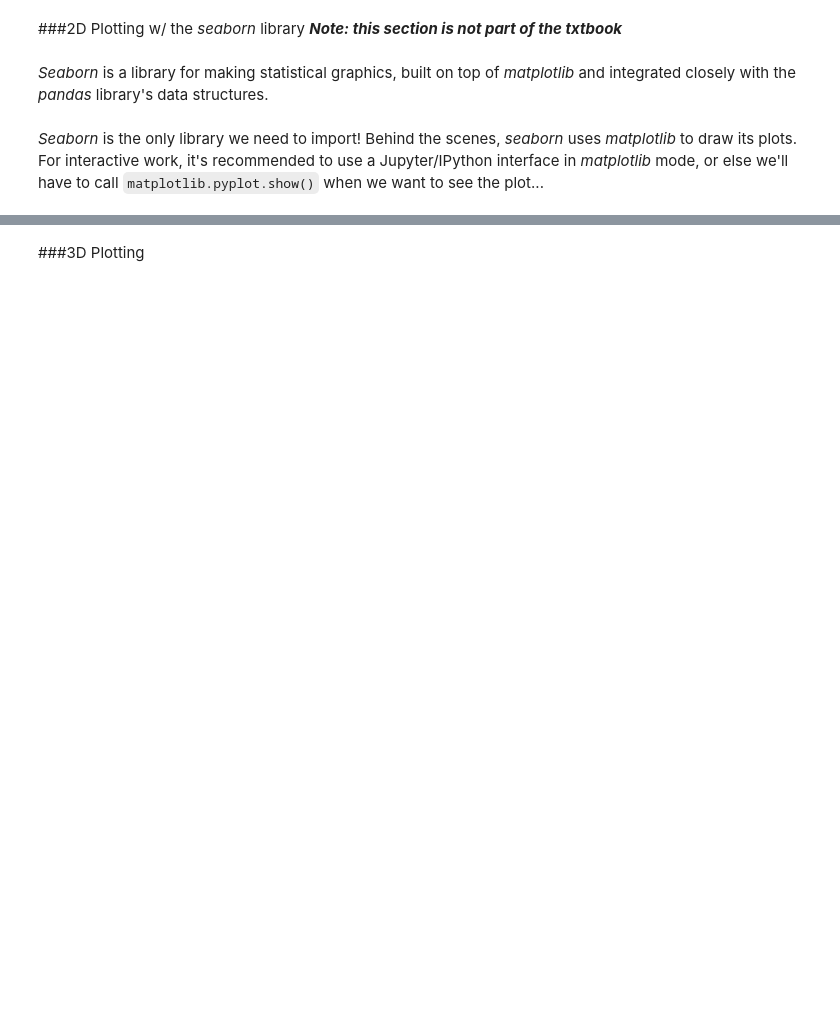
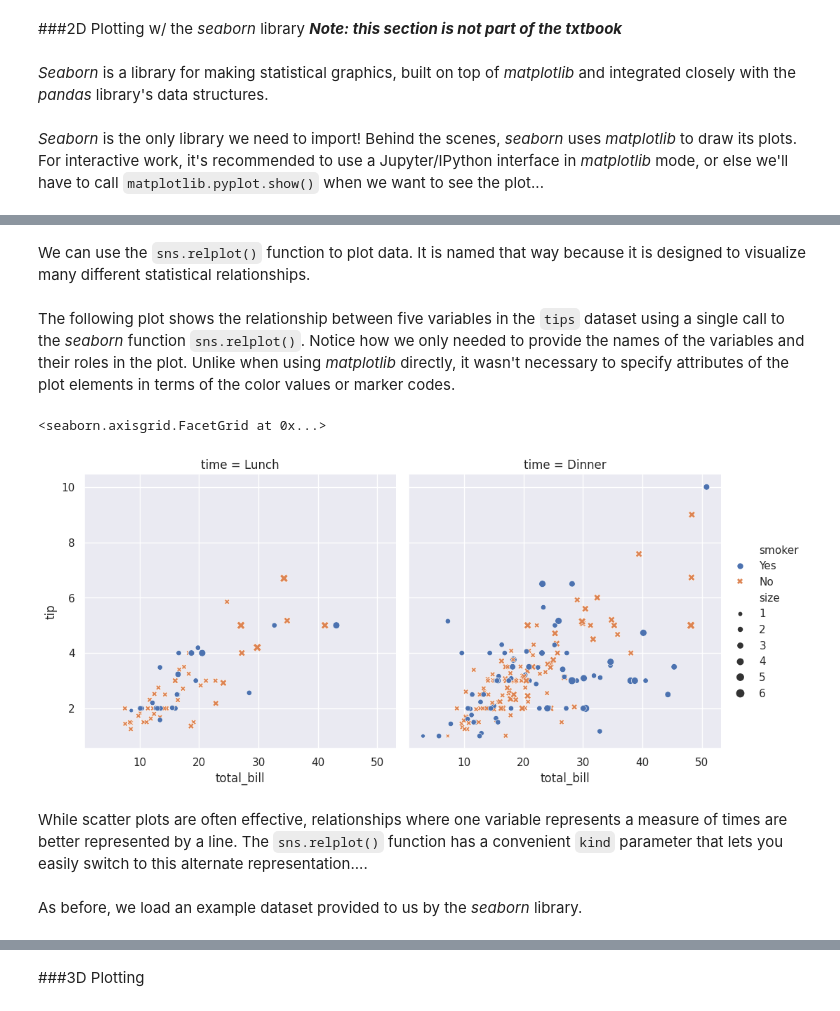
Before and after one commit to taadith/python-projects, a Jupyter notebook: intro-stat-learning/labs/ISLP_Lab_Ch_02.ipynb, the cells around one changed output, grey strips where cells are left out. Drawn from its saved outputs; the diff is of its cells as text; code cells hidden in the pictures; blank space fills up the shorter version.

Commit message:
added more seaborn library plotting info

````diff
--- a/intro-stat-learning/labs/ISLP_Lab_Ch_02.ipynb
+++ b/intro-stat-learning/labs/ISLP_Lab_Ch_02.ipynb
@@ -345,2 +345,4 @@ We can choose how the matplotlib plots look. In this case, we will apply the def
+# %%
+sns.set_theme?
 # %%
 sns.set_theme()
@@ -346,0 +355,3 @@ sns.set_theme()
+# %%
+tips = sns.load_dataset("tips")
+tips.head()
@@ -346,0 +365,2 @@ sns.set_theme()
+# %% [markdown]
+We can use the ```sns.relplot()``` function to plot data. It is named that way because it is designed to visualize many different statistical relationships.
@@ -346,0 +369,14 @@ sns.set_theme()
+# %% [markdown]
+The following plot shows the relationship between five variables in the ```tips``` dataset using a single call to the *seaborn* function ```sns.relplot()```. Notice how we only needed to provide the names of the variables and their roles in the plot. Unlike when using *matplotlib* directly, it wasn't necessary to specify attributes of the plot elements in terms of the color values or marker codes.
+# %%
+sns.relplot(data = tips,
+            x = "total_bill", y = "tip", col = "time",
+            hue = "smoker", style = "smoker", size = "size"
+)
+# %% [output]
+<seaborn.axisgrid.FacetGrid at 0x...>
+[figure, added]
+# %% [markdown]
+While scatter plots are often effective, relationships where one variable represents a measure of times are better represented by a line. The ```sns.relplot()``` function has a convenient ```kind``` parameter that lets you easily switch to this alternate representation....
+# %% [markdown]
+As before, we load an example dataset provided to us by the *seaborn* library.
````
Also changed, not shown: parts of 41 cells of this notebook.
